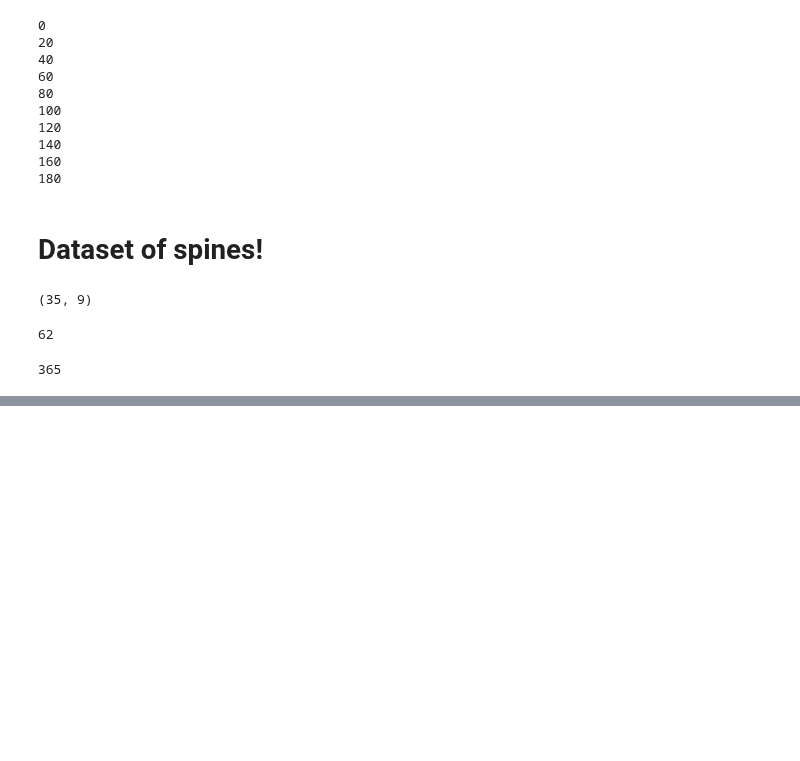
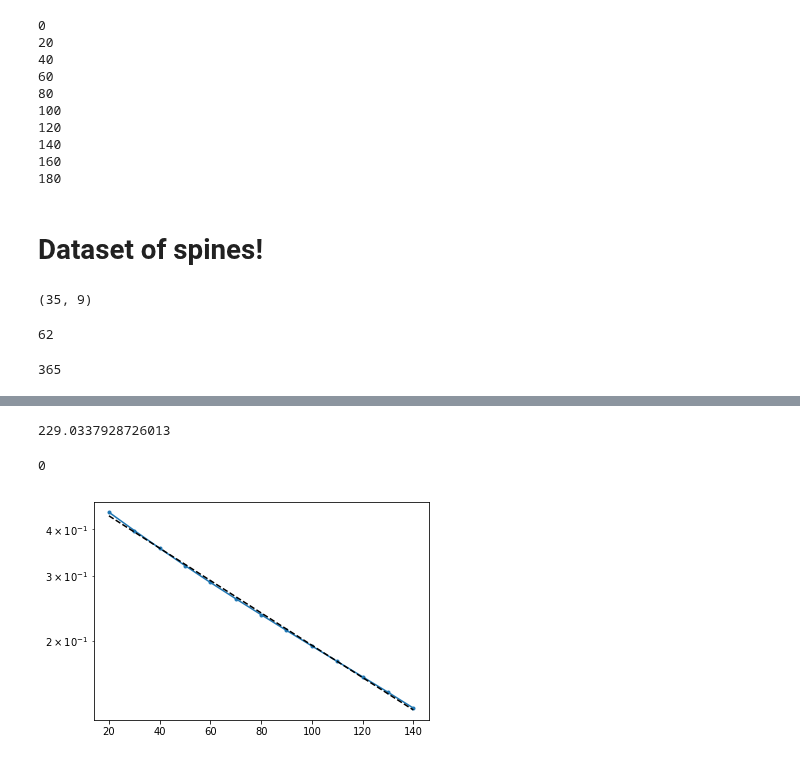
Before and after one commit to p-serna/SpineModel, a Jupyter notebook: Proper Spine Model - Depolarizing inhibitionx2.ipynb, the cells around one changed output, grey strips where cells are left out. Drawn from its saved outputs; the diff is of its cells as text; code cells hidden in the pictures; blank space fills up the shorter version.

```diff
--- a/Proper Spine Model - Depolarizing inhibitionx2.ipynb
+++ b/Proper Spine Model - Depolarizing inhibitionx2.ipynb
@@ -751,0 +760,24 @@ len(set(mVs[:,2]))
+# %%
+def get_FWHMtimes(vtt,v0 = None,dt =0.05):
+    if v0 is None:
+        v0 = vtt[0]
+    ampv = vtt.max(axis=0,keepdims=True)-v0
+    ampv2 = ampv/2+v0
+    sel = ((vtt-ampv2)>0).transpose()
+    times = array(list(map(lambda x: [arange(len(x))[x][0],arange(len(x))[x][-1]],sel)))
+    times = dt*(times[:,1]-times[:,0])
+    return(times)
+def getint(x):
+    xc = x*1.0
+    xc.sort()
+    sh = xc.shape[0]
+    xmed = xc[sh//2]
+    s0= int(sh*(1-.6827)/2)
+    s1 = sh-s0
+    x0 = xc[s0]
+    x1 = xc[s1]
+    s0b= int(sh*(1-.95)/2)
+    s1b = sh-s0b
+    x0b = xc[s0b]
+    x1b = xc[s1b]
+    return((xmed,x0,x1,x0b,x1b))
@@ -751,0 +834,17 @@ len(set(mVs[:,2]))
+# %%
+from scipy.stats import linregress
+
+miny = 0.5
+plot(dists,data2[:,0+5*2]-miny,'.-')
+yscale('log')
+x = dists*1.0
+y = log10(data2[:,0+5*2]-miny)
+slope, intercept, r_value, p_value, std_err = linregress(x,y)
+plot(dists,10**(dists*slope+intercept),'k--')
+print(-1.0/slope)
+
+isnan(sps['A2']).sum()
+# %% [output]
+229.0337928726013
+0
+[figure, added]
```
Also changed, not shown: parts of 8 cells of this notebook, 32 other files.
